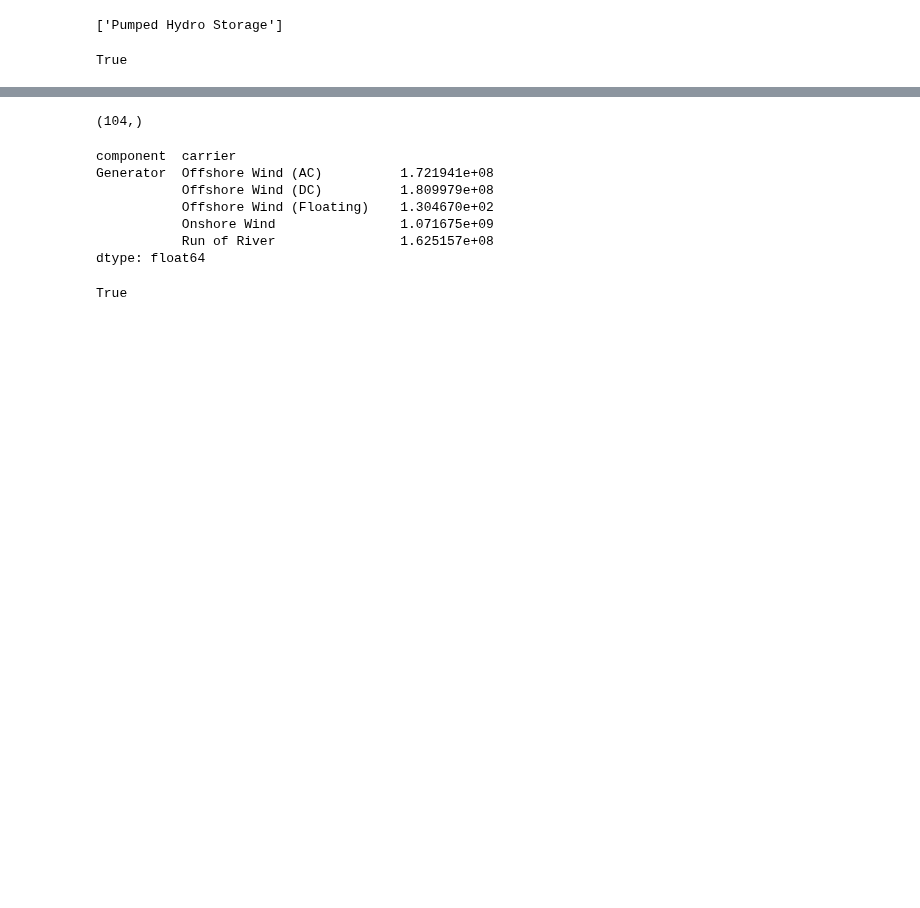
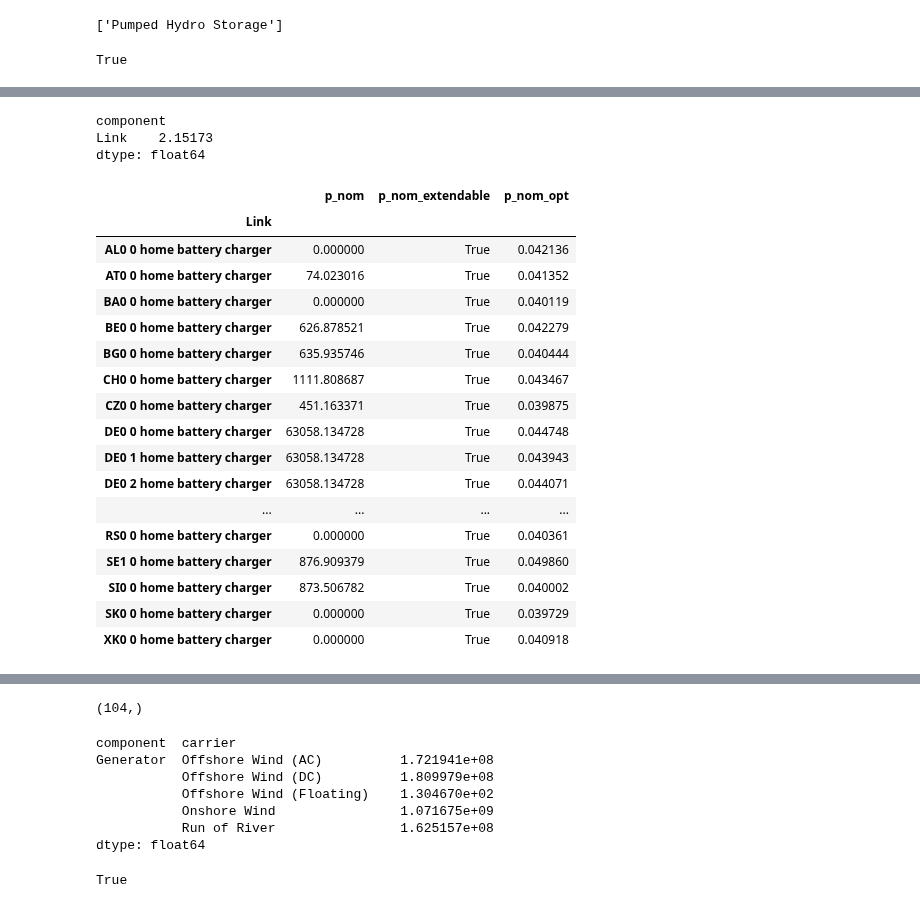
Before and after one commit to LukasFrankenQ/resilient-pypsa-eur, a Jupyter notebook: notebooks/future_validation.ipynb, the cells around one changed output, grey strips where cells are left out. Saved outputs shown, nothing was run; the diff lists cells and outputs as text; code cells hidden in the pictures; blank space fills up the shorter version.

```diff
--- a/notebooks/future_validation.ipynb
+++ b/notebooks/future_validation.ipynb
@@ -596,5 +598,36 @@ Generator  Offshore Wind (AC)           96464.66403
            Run of River                 37089.27323
 dtype: float64
+# %%
+caps = ns[year].statistics.optimal_capacity(groupby=['carrier', 'bus'])
+caps = caps.groupby(level=[0, 1]).sum()
+caps.loc[idx[:, 'home battery charger']]
+# %% [output]
+component
+Link    2.15173
+dtype: float64
+# %%
+m = ns[year]
+# m.stores.loc[m.stores.carrier == 'home battery', 'e_nom']
+m.links.loc[m.links.carrier == 'home battery charger', ['p_nom', 'p_nom_extendable', 'p_nom_opt']]
+# %% [output]
+|  | p_nom | p_nom_extendable | p_nom_opt |
+| Link |  |  |  |
+| AL0 0 home battery charger | 0.000000 | True | 0.042136 |
+| AT0 0 home battery charger | 74.023016 | True | 0.041352 |
+| BA0 0 home battery charger | 0.000000 | True | 0.040119 |
+| BE0 0 home battery charger | 626.878521 | True | 0.042279 |
+| BG0 0 home battery charger | 635.935746 | True | 0.040444 |
+| CH0 0 home battery charger | 1111.808687 | True | 0.043467 |
+| CZ0 0 home battery charger | 451.163371 | True | 0.039875 |
+| DE0 0 home battery charger | 63058.134728 | True | 0.044748 |
+| DE0 1 home battery charger | 63058.134728 | True | 0.043943 |
+| DE0 2 home battery charger | 63058.134728 | True | 0.044071 |
+| ... | ... | ... | ... |
+| RS0 0 home battery charger | 0.000000 | True | 0.040361 |
+| SE1 0 home battery charger | 876.909379 | True | 0.049860 |
+| SI0 0 home battery charger | 873.506782 | True | 0.040002 |
+| SK0 0 home battery charger | 0.000000 | True | 0.039729 |
+| XK0 0 home battery charger | 0.000000 | True | 0.040918 |
 # %%
 gas_capacity = gas_power_capacity_mix(valpath)
 solar_capacity = solar_power_capacity_mix(valpath)
```
Also changed, not shown: parts of 16 cells of this notebook, 4 other files.
